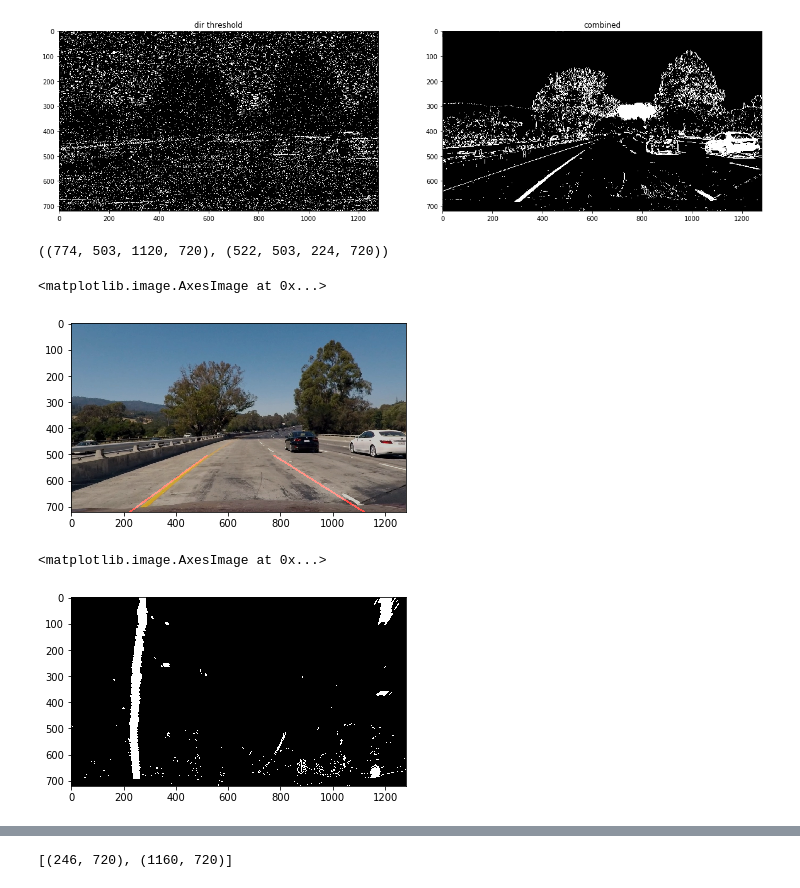
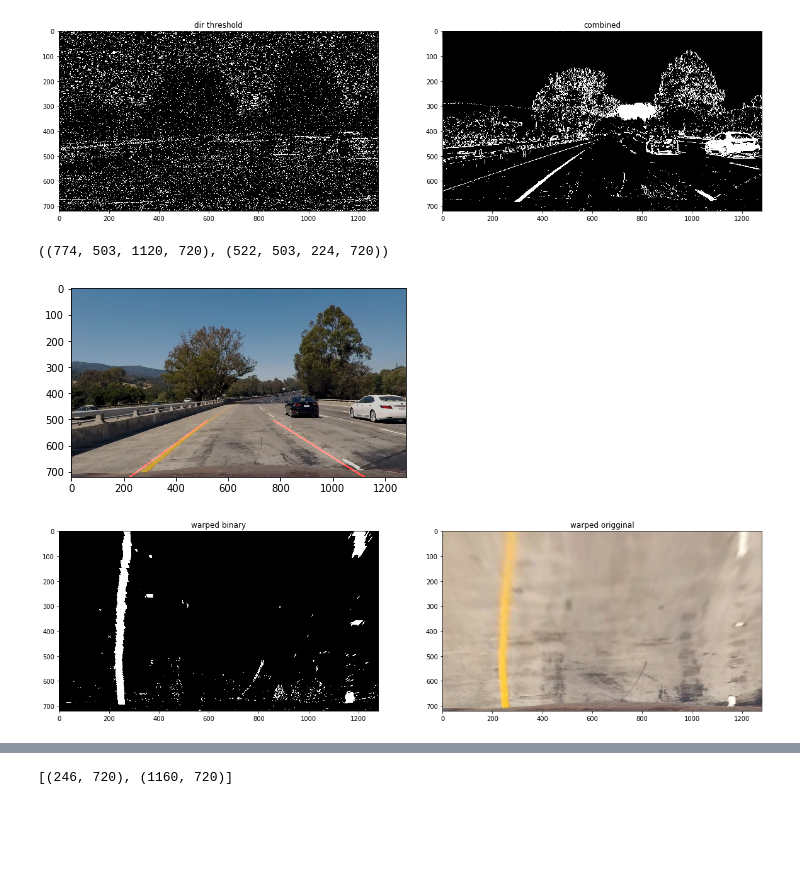
Before and after one commit to shrimalmadhur/SDC-udacity, a Jupyter notebook: CarND-Advanced-Lane-Lines/Advance_Lane_Finding.ipynb, the cells around one changed output, grey strips where cells are left out. Drawn from its saved outputs; the diff is of its cells as text; code cells hidden in the pictures; blank space fills up the shorter version.

Commit message:
updated code and images

```diff
--- a/CarND-Advanced-Lane-Lines/Advance_Lane_Finding.ipynb
+++ b/CarND-Advanced-Lane-Lines/Advance_Lane_Finding.ipynb
@@ -424,9 +435,9 @@ print(lines)
 undistorted_image = undistort(image_to_test, dist, mtx)
 final_image = weighted_img(lines_img, undistorted_image)
 plt.imshow(final_image)
+imsave("./output_images/hough_lines.png", final_image)
 # %% [output]
 ((774, 503, 1120, 720), (522, 503, 224, 720))
-<matplotlib.image.AxesImage at 0x...>
 [figure]
 # %%
 def getPerspectiveTransformMatrx(lines, undistorted_image):
@@ -459,11 +470,11 @@ def getWarpedImage(img, matrix):
 # %%
 M, Minv = getPerspectiveTransformMatrx(lines, undistorted_image)
 warped_image = getWarpedImage(combined_binary, M)
-# warped_image = getWarpedImage(undistorted_image, M)
-plt.imshow(warped_image, cmap='gray')
+warped_image_input = getWarpedImage(undistorted_image, M)
+plot_on_subplots([warped_image, warped_image_input], ["warped binary", "warped origginal"], cmap='gray')
+pylab.savefig("./output_images/warped.png")
 # %% [output]
-<matplotlib.image.AxesImage at 0x...>
-[figure, old version]
+[figure, new version]
 # %%
 histogram = np.sum(warped_image[warped_image.shape[0]/2:,:], axis=0)
 plt.plot(histogram)
```
Also changed, not shown: parts of 19 cells of this notebook, 19 other files.
